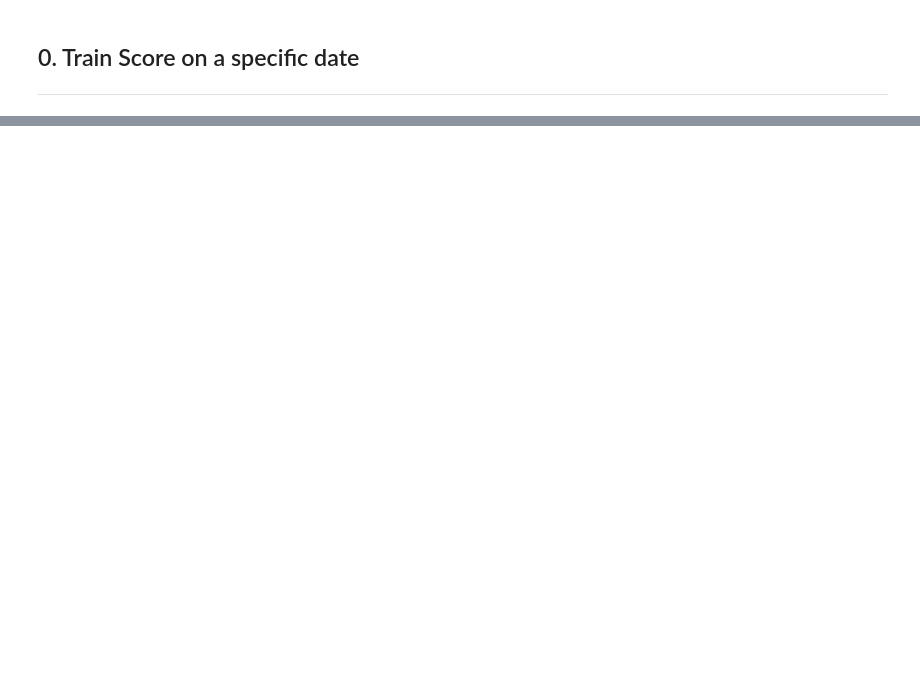
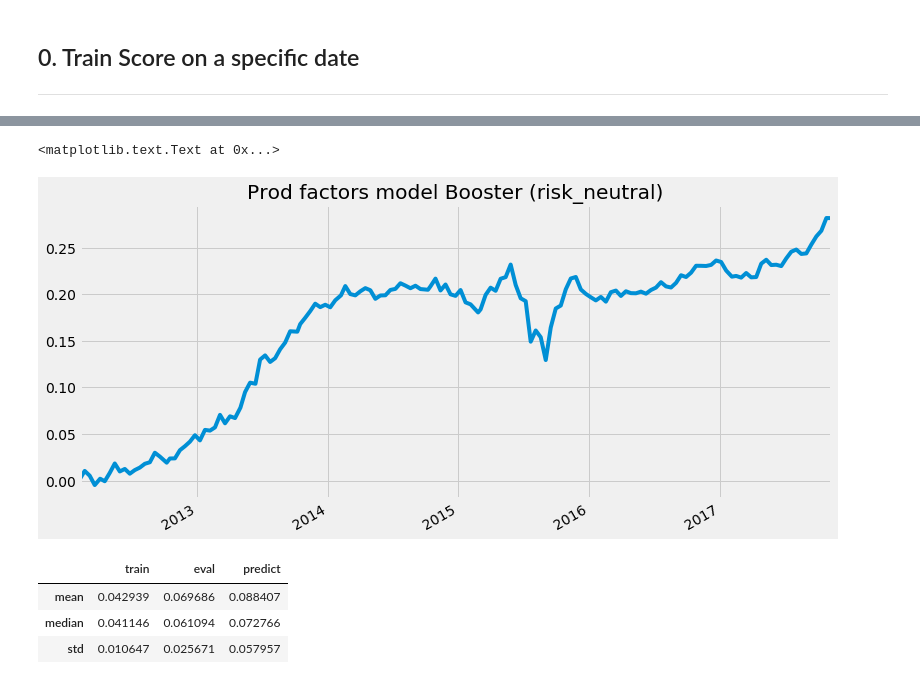
Before and after one commit to alpha-miner/alpha-mind, a Jupyter notebook: notebooks/machine learning/xgboost_method_v2.ipynb, the cells around one changed output, grey strips where cells are left out. Saved outputs shown, nothing was run; the diff lists cells and outputs as text; code cells hidden in the pictures; blank space fills up the shorter version.

```diff
--- a/notebooks/machine learning/xgboost_method_v2.ipynb
+++ b/notebooks/machine learning/xgboost_method_v2.ipynb
@@ -85,7 +85,7 @@ def plot_model_importance(model, features):
 ## 0. Train Score on a specific date
 ------------------------------------
 # %%
-ref_date = list(train_x.keys())[-1]
+ref_date = list(train_x.keys())[6]
 sample_train_x = train_x[ref_date]
 sample_train_y = train_y[ref_date].flatten()
 
@@ -95,12 +95,19 @@ sample_test_y = predict_y[ref_date].flatten()
 %%time
 
 param = {'objective': 'reg:linear',
-         'tree_method': 'hist'}
+         'tree_method': 'hist',
+         'max_depth': 5,
+         'min_child_weight': 3.,
+         'subsample': 0.5,
+         'colsample_bytree': 0.2,
+         'lambda': 1.,
+         'alpha': 1.}
 
 X_train, X_val, y_train, y_val = train_test_split(sample_train_x, sample_train_y, test_size=0.25, random_state=42)
 
 dtrain = xgb.DMatrix(X_train, label=y_train)
 dval = xgb.DMatrix(X_val, label=y_val)
-num_round = 500
-model = xgb.train(param, dtrain, num_round, evals=[(dval, 'val')], early_stopping_rounds=10)
+num_round = 2000
+early_stopping_rounds = 50
+model = xgb.train(param, dtrain, num_round, evals=[(dval, 'val')], early_stopping_rounds=early_stopping_rounds, verbose_eval=False)
 # %% [output]
@@ -148,0 +123,12 @@ model.eval(dpredict)
+# %%
+dates = sorted(train_x.keys())
+accuray_table = pd.DataFrame(columns=['train', 'eval', 'predict'])
+
+portfolio_industry_neutralize = True
+
+settlement = data_package['settlement']
+industry_dummies = pd.get_dummies(settlement['industry'].values)
+risk_styles = settlement[portfolio_risk_neutralize].values
+total_risks = settlement[neutralize_risk].values
+final_res = np.zeros(len(dates))
+method = 'risk_neutral'
@@ -148,0 +221,17 @@ model.eval(dpredict)
+# %%
+last_date = advanceDateByCalendar('china.sse', dates[-1], frequency)
+
+df = pd.Series(final_res, index=dates[1:] + [last_date])
+df.sort_index(inplace=True)
+df['2012-01-01':].cumsum().plot(figsize=(12, 6))
+plt.title('Prod factors model {1} ({0})'.format(method, model.__class__.__name__))
+# %% [output]
+<matplotlib.text.Text at 0x...>
+[figure, added]
+# %%
+accuray_table.aggregate([np.mean, np.median, np.std])
+# %% [output]
+|  | train | eval | predict |
+| mean | 0.042939 | 0.069686 | 0.088407 |
+| median | 0.041146 | 0.061094 | 0.072766 |
+| std | 0.010647 | 0.025671 | 0.057957 |
```
Also changed, not shown: parts of 7 cells of this notebook.
